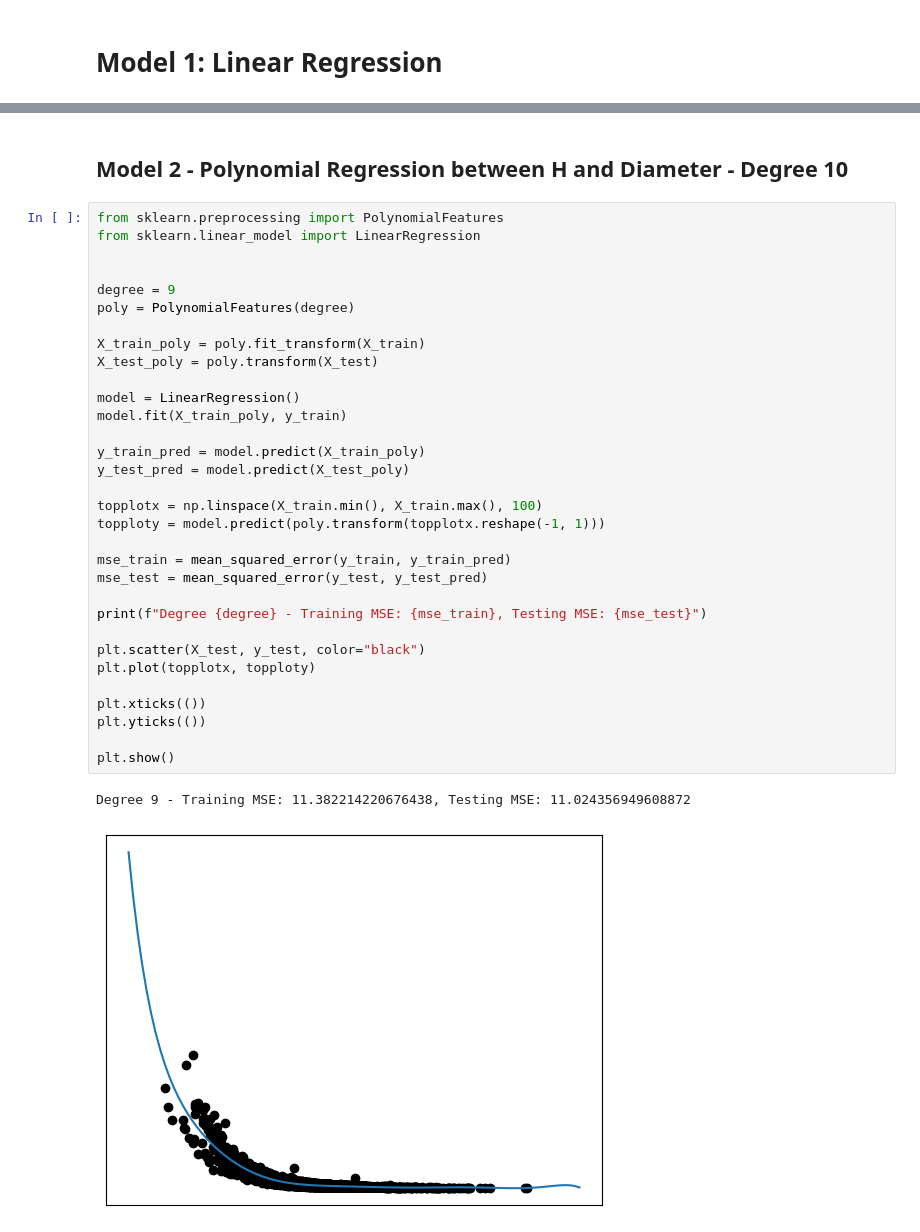
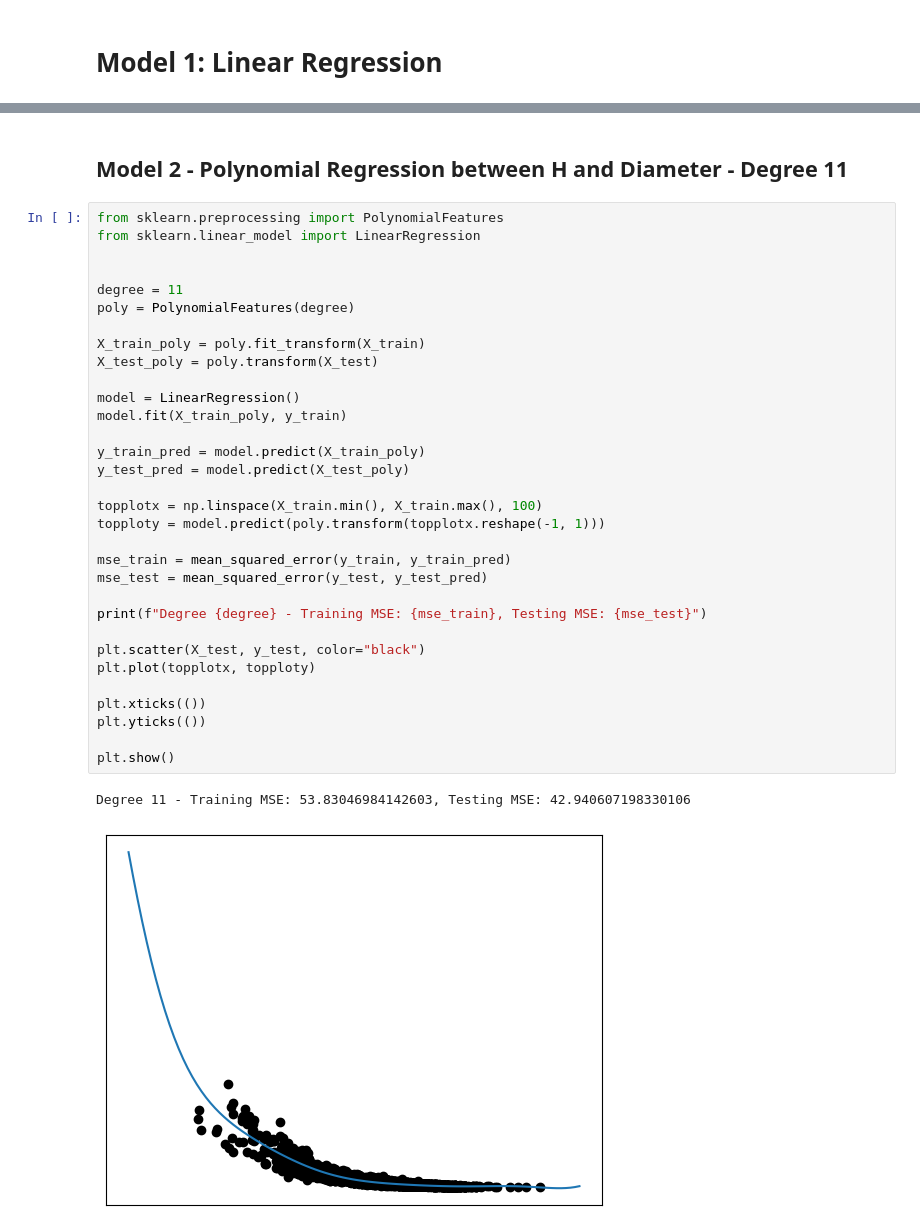
Before and after one commit to harshilxd/Asteroid-Feature-Prediction, a Jupyter notebook: source/Exploring_Asteroid_Dataset.ipynb, the cells around one changed output, grey strips where cells are left out. Saved outputs shown, nothing was run; the diff lists cells and outputs as text.

```diff
--- a/source/Exploring_Asteroid_Dataset.ipynb
+++ b/source/Exploring_Asteroid_Dataset.ipynb
@@ -290,37 +291,37 @@ plt.show()
 # %% [markdown]
-## Model 2 - Polynomial Regression between H and Diameter - Degree 10
+## Model 2 - Polynomial Regression between H and Diameter - Degree 11
 # %%
 from sklearn.preprocessing import PolynomialFeatures
 from sklearn.linear_model import LinearRegression
 
 
-degree = 9
+degree = 11
 poly = PolynomialFeatures(degree)
 
 X_train_poly = poly.fit_transform(X_train)
 X_test_poly = poly.transform(X_test)
 
 model = LinearRegression()
 model.fit(X_train_poly, y_train)
 
 y_train_pred = model.predict(X_train_poly)
 y_test_pred = model.predict(X_test_poly)
 
 topplotx = np.linspace(X_train.min(), X_train.max(), 100)
 topploty = model.predict(poly.transform(topplotx.reshape(-1, 1)))
 
 mse_train = mean_squared_error(y_train, y_train_pred)
 mse_test = mean_squared_error(y_test, y_test_pred)
 
 print(f"Degree {degree} - Training MSE: {mse_train}, Testing MSE: {mse_test}")
 
 plt.scatter(X_test, y_test, color="black")
 plt.plot(topplotx, topploty)
 
 plt.xticks(())
 plt.yticks(())
 
 plt.show()
 # %% [output]
-Degree 9 - Training MSE: 11.382214220676438, Testing MSE: 11.024356949608872
+Degree 11 - Training MSE: 53.83046984142603, Testing MSE: 42.940607198330106
-[figure, old version]
+[figure, new version]
```
Also changed, not shown: parts of 3 cells of this notebook.
